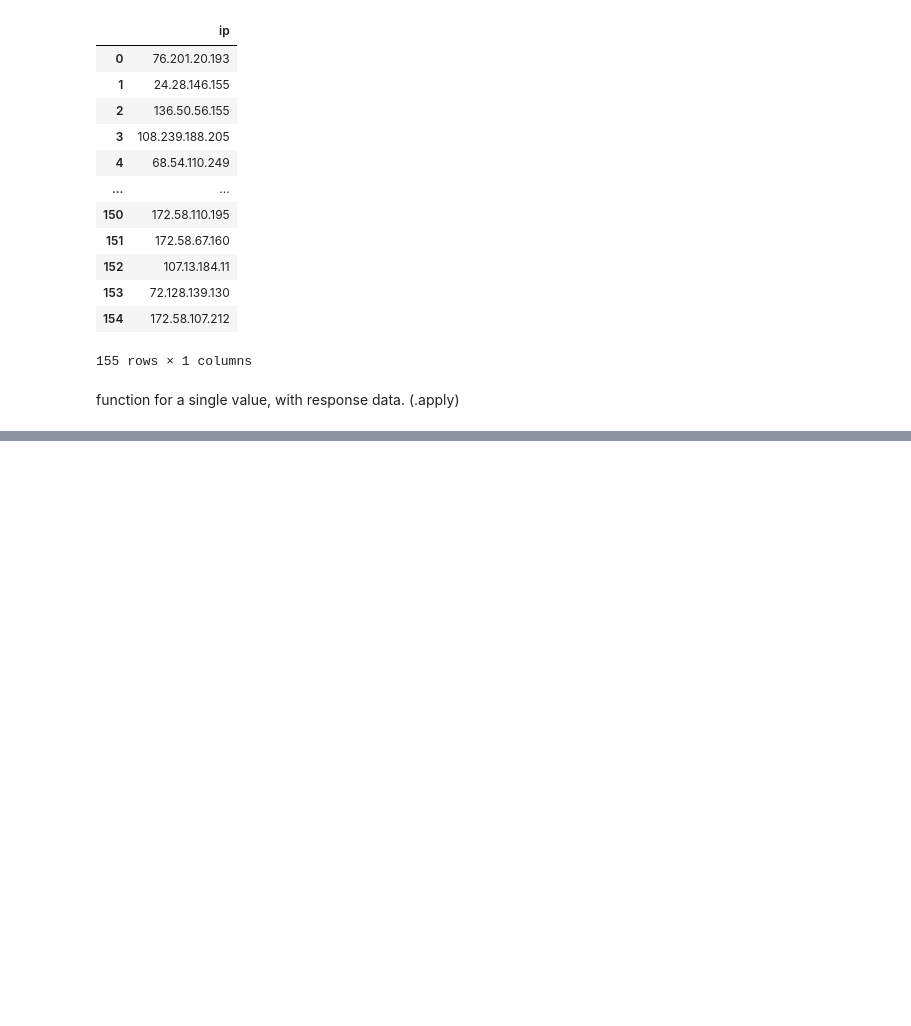
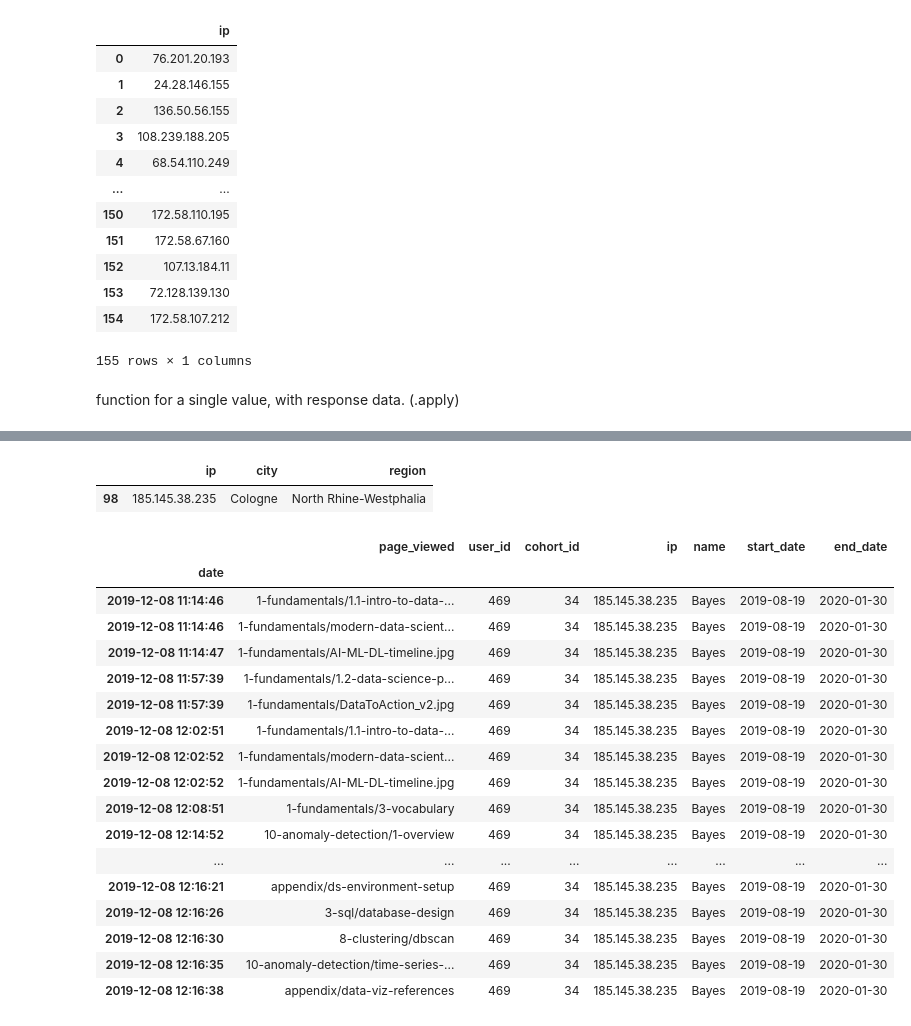
Before and after one commit to matt-c-knight/time-series-project, a Jupyter notebook: explore2.ipynb, the cells around one changed output, grey strips where cells are left out. Saved outputs shown, nothing was run; the diff lists cells and outputs as text; code cells hidden in the pictures; blank space fills up the shorter version.

```diff
--- a/explore2.ipynb
+++ b/explore2.ipynb
@@ -308,0 +384,26 @@ result.head(20)
+# %%
+d[d.region == 'North Rhine-Westphalia']
+# %% [output]
+|  | ip | city | region |
+| 98 | 185.145.38.235 | Cologne | North Rhine-Westphalia |
+# %%
+data_science[data_science.ip == '185.145.38.235']
+# %% [output]
+|  | page_viewed | user_id | cohort_id | ip | name | start_date | end_date |
+| date |  |  |  |  |  |  |  |
+| 2019-12-08 11:14:46 | 1-fundamentals/1.1-intro-to-data-... | 469 | 34 | 185.145.38.235 | Bayes | 2019-08-19 | 2020-01-30 |
+| 2019-12-08 11:14:46 | 1-fundamentals/modern-data-scient... | 469 | 34 | 185.145.38.235 | Bayes | 2019-08-19 | 2020-01-30 |
+| 2019-12-08 11:14:47 | 1-fundamentals/AI-ML-DL-timeline.jpg | 469 | 34 | 185.145.38.235 | Bayes | 2019-08-19 | 2020-01-30 |
+| 2019-12-08 11:57:39 | 1-fundamentals/1.2-data-science-p... | 469 | 34 | 185.145.38.235 | Bayes | 2019-08-19 | 2020-01-30 |
+| 2019-12-08 11:57:39 | 1-fundamentals/DataToAction_v2.jpg | 469 | 34 | 185.145.38.235 | Bayes | 2019-08-19 | 2020-01-30 |
+| 2019-12-08 12:02:51 | 1-fundamentals/1.1-intro-to-data-... | 469 | 34 | 185.145.38.235 | Bayes | 2019-08-19 | 2020-01-30 |
+| 2019-12-08 12:02:52 | 1-fundamentals/modern-data-scient... | 469 | 34 | 185.145.38.235 | Bayes | 2019-08-19 | 2020-01-30 |
+| 2019-12-08 12:02:52 | 1-fundamentals/AI-ML-DL-timeline.jpg | 469 | 34 | 185.145.38.235 | Bayes | 2019-08-19 | 2020-01-30 |
+| 2019-12-08 12:08:51 | 1-fundamentals/3-vocabulary | 469 | 34 | 185.145.38.235 | Bayes | 2019-08-19 | 2020-01-30 |
+| 2019-12-08 12:14:52 | 10-anomaly-detection/1-overview | 469 | 34 | 185.145.38.235 | Bayes | 2019-08-19 | 2020-01-30 |
+| ... | ... | ... | ... | ... | ... | ... | ... |
+| 2019-12-08 12:16:21 | appendix/ds-environment-setup | 469 | 34 | 185.145.38.235 | Bayes | 2019-08-19 | 2020-01-30 |
+| 2019-12-08 12:16:26 | 3-sql/database-design | 469 | 34 | 185.145.38.235 | Bayes | 2019-08-19 | 2020-01-30 |
+| 2019-12-08 12:16:30 | 8-clustering/dbscan | 469 | 34 | 185.145.38.235 | Bayes | 2019-08-19 | 2020-01-30 |
+| 2019-12-08 12:16:35 | 10-anomaly-detection/time-series-... | 469 | 34 | 185.145.38.235 | Bayes | 2019-08-19 | 2020-01-30 |
+| 2019-12-08 12:16:38 | appendix/data-viz-references | 469 | 34 | 185.145.38.235 | Bayes | 2019-08-19 | 2020-01-30 |
```
Also changed, not shown: parts of 28 cells of this notebook.
